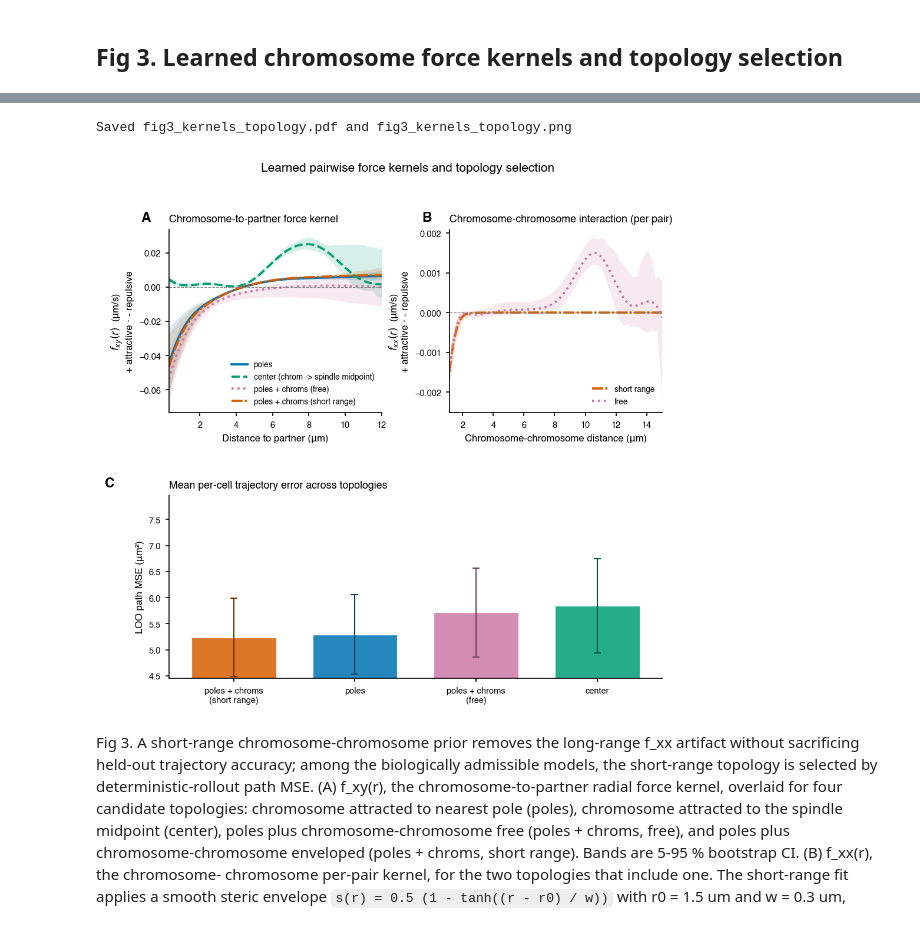
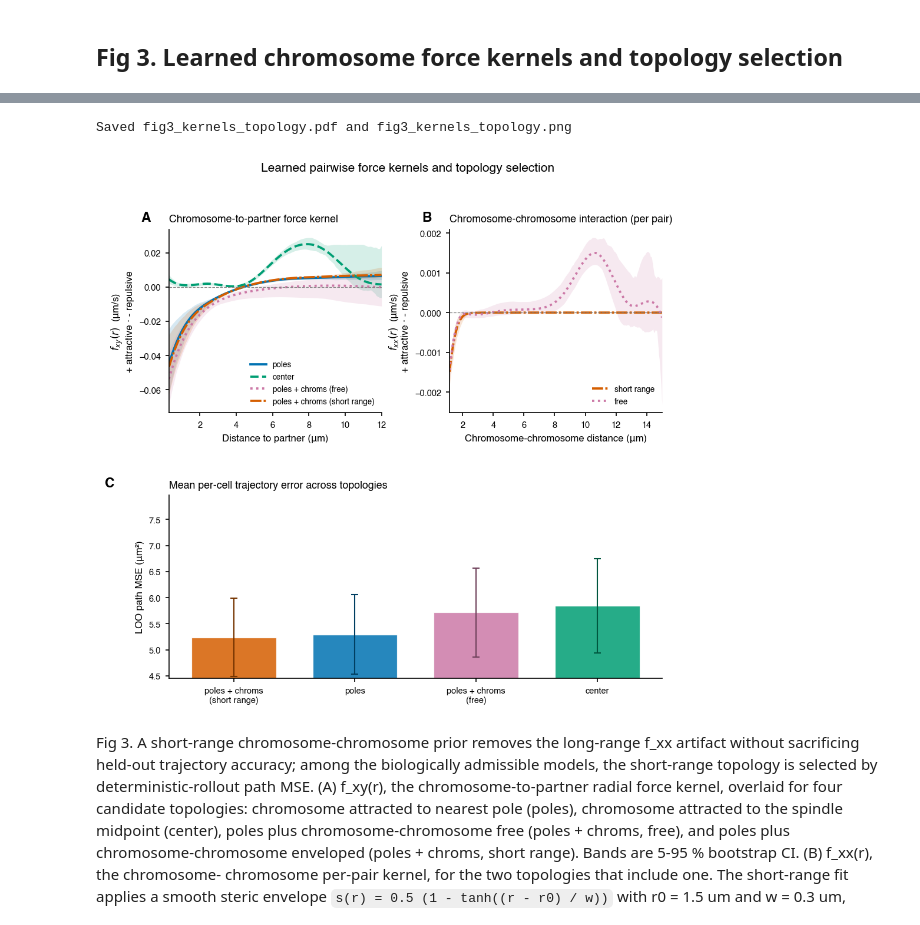
Before and after one commit to chris-miles/chrom-learning-2026, a Jupyter notebook: paper_figures/rendered/00_main_figure.ipynb, the cells around one changed output, grey strips where cells are left out. Saved outputs shown, nothing was run; the diff lists cells and outputs as text; code cells hidden in the pictures.

```diff
--- a/paper_figures/rendered/00_main_figure.ipynb
+++ b/paper_figures/rendered/00_main_figure.ipynb
@@ -928,7 +928,7 @@ F_XY_OVERLAY = [
     ("poles",                       "-",
      "poles"),
     ("center",                      "--",
-     "center (chrom -> spindle midpoint)"),
+     "center"),
     ("poles_and_chroms",            ":",
      "poles + chroms (free)"),
     ("poles_and_chroms_enveloped",  (0, (5, 1, 1, 1)),
@@ -1010,34 +1010,34 @@ for bi, ti in enumerate(sort_idx):
                 edgecolor="white", linewidth=0.6)
     ax_path.errorbar(xs_bar[bi], sorted_means[bi], yerr=sorted_ses[bi],
                      fmt="none", ecolor=_darken(info["color"]),
                      capsize=3, linewidth=1.0)
 
 ax_path.set_xticks(xs_bar)
 ax_path.set_xticklabels(
     [TOPO_DISPLAY[t]["label"] for t in sorted_topos],
     fontsize=7,
 )
 ax_path.set_ylabel("LOO path MSE (μm²)")
 ax_path.set_title("Mean per-cell trajectory error across topologies",
                   loc="left", fontsize=8.5)
 
 y_lo_path = float(sorted_means.min()) * 0.85
 y_hi_path = float((sorted_means + sorted_ses).max()) * 1.18
 ax_path.set_ylim(y_lo_path, y_hi_path)
 
 # Panel labels
 for ax, label in [(ax_fxy, "A"), (ax_fxx, "B"), (ax_path, "C")]:
     ax.text(-0.13, 1.03, label, transform=ax.transAxes,
             fontsize=11, fontweight="bold", va="bottom", ha="left")
 
 fig3.suptitle("Learned pairwise force kernels and topology selection",
               fontsize=10, y=0.995)
 fig3.tight_layout()
 save_figure(fig3, "fig3_kernels_topology")
 plt.show()
 # %% [output]
 Saved fig3_kernels_topology.pdf and fig3_kernels_topology.png
-[figure, old version]
+[figure, new version]
 # %% [markdown]
 Fig 3. A short-range chromosome-chromosome prior removes the
 long-range f_xx artifact without sacrificing held-out trajectory
```
Also changed, not shown: parts of 2 cells of this notebook, 8 other files.
